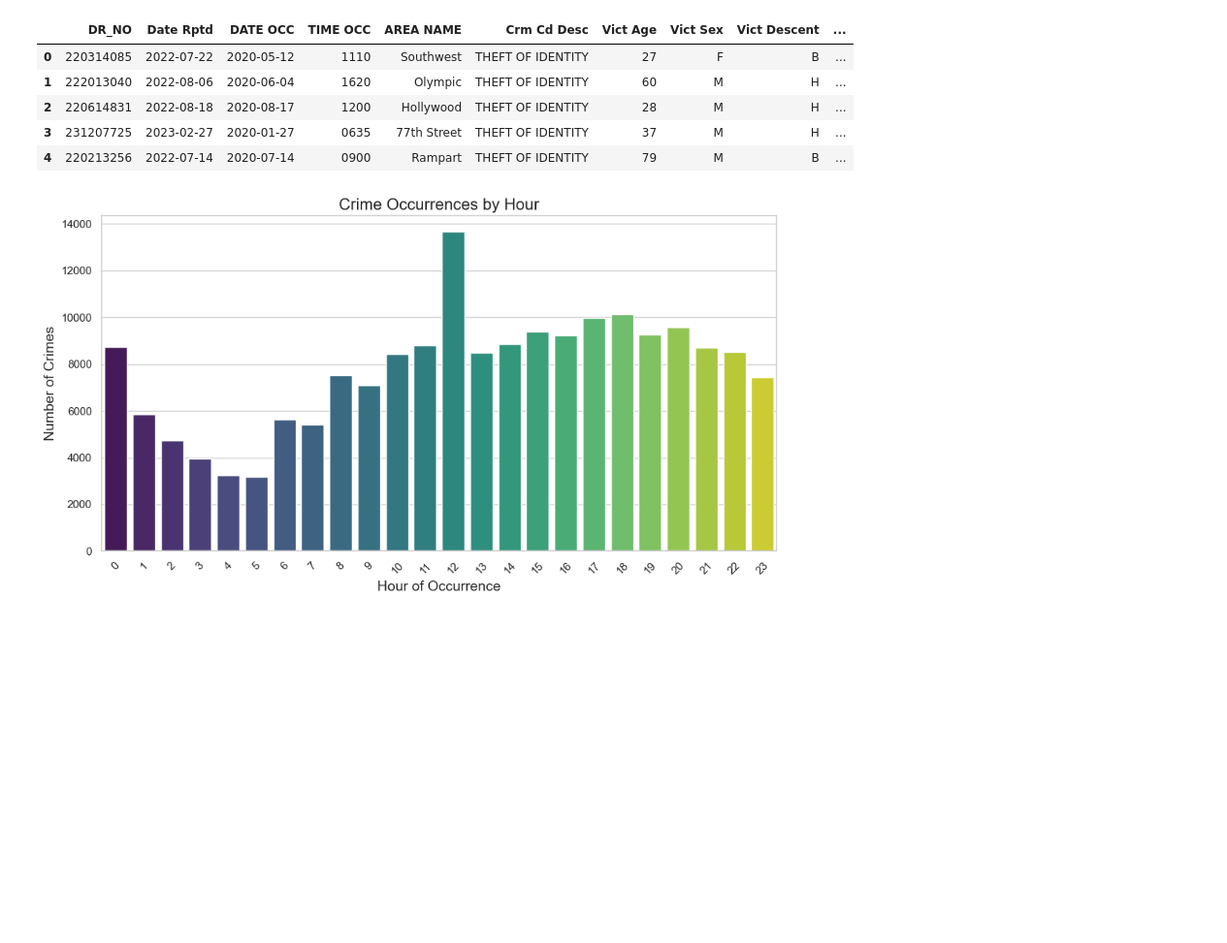
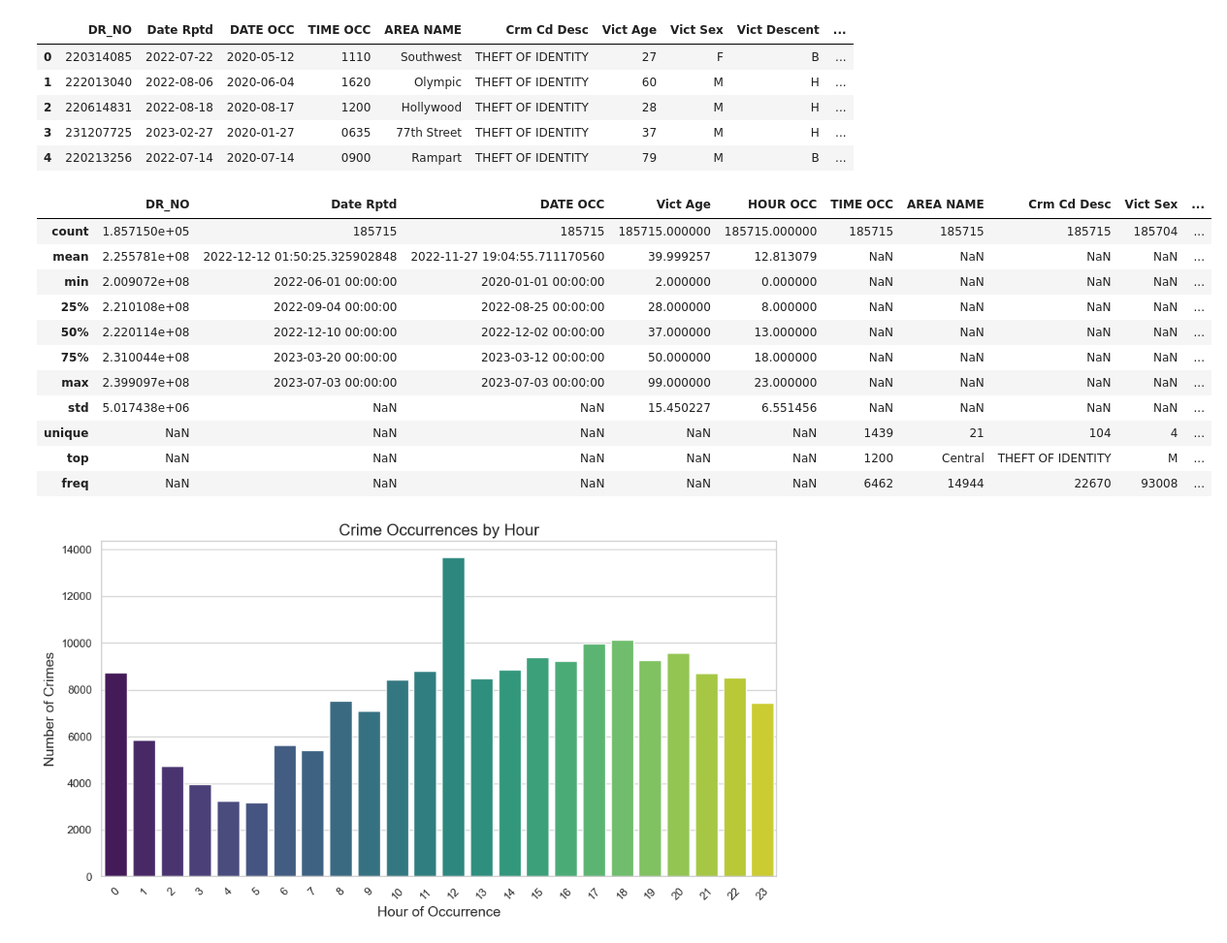
Before and after one commit to AN-Datasurfer/project_LA_crimes, a Jupyter notebook: notebook.ipynb, the cells around one changed output. Shown: that part at 97% size. Cells and saved outputs as stored; diff of their text form; code cells hidden in the pictures; blank space fills up the shorter version.

Commit message:
data(analysis): descriptive statistics

```diff
--- a/notebook.ipynb
+++ b/notebook.ipynb
@@ -45,6 +45,31 @@ crimes.head()
 | 2 | 220614831 | 2022-08-18 | 2020-08-17 | 1200 | Hollywood | THEFT OF IDENTITY | 28 | M | H | ... |
 | 3 | 231207725 | 2023-02-27 | 2020-01-27 | 0635 | 77th Street | THEFT OF IDENTITY | 37 | M | H | ... |
 | 4 | 220213256 | 2022-07-14 | 2020-07-14 | 0900 | Rampart | THEFT OF IDENTITY | 79 | M | B | ... |
+# %%
+# Generate summary statistics for numerical columns
+numerical_stats = crimes.describe()
+
+# Generate summary statistics for categorical columns
+categorical_stats = crimes.describe(include=['object', 'category'])
+
+# Combine both summaries into one table
+summary_stats = pd.concat([numerical_stats, categorical_stats], axis=1)
+
+# Display the summary statistics
+summary_stats
+# %% [output]
+|  | DR_NO | Date Rptd | DATE OCC | Vict Age | HOUR OCC | TIME OCC | AREA NAME | Crm Cd Desc | Vict Sex | ... |
+| count | 1.857150e+05 | 185715 | 185715 | 185715.000000 | 185715.000000 | 185715 | 185715 | 185715 | 185704 | ... |
+| mean | 2.255781e+08 | 2022-12-12 01:50:25.325902848 | 2022-11-27 19:04:55.711170560 | 39.999257 | 12.813079 | NaN | NaN | NaN | NaN | ... |
+| min | 2.009072e+08 | 2022-06-01 00:00:00 | 2020-01-01 00:00:00 | 2.000000 | 0.000000 | NaN | NaN | NaN | NaN | ... |
+| 25% | 2.210108e+08 | 2022-09-04 00:00:00 | 2022-08-25 00:00:00 | 28.000000 | 8.000000 | NaN | NaN | NaN | NaN | ... |
+| 50% | 2.220114e+08 | 2022-12-10 00:00:00 | 2022-12-02 00:00:00 | 37.000000 | 13.000000 | NaN | NaN | NaN | NaN | ... |
+| 75% | 2.310044e+08 | 2023-03-20 00:00:00 | 2023-03-12 00:00:00 | 50.000000 | 18.000000 | NaN | NaN | NaN | NaN | ... |
+| max | 2.399097e+08 | 2023-07-03 00:00:00 | 2023-07-03 00:00:00 | 99.000000 | 23.000000 | NaN | NaN | NaN | NaN | ... |
+| std | 5.017438e+06 | NaN | NaN | 15.450227 | 6.551456 | NaN | NaN | NaN | NaN | ... |
+| unique | NaN | NaN | NaN | NaN | NaN | 1439 | 21 | 104 | 4 | ... |
+| top | NaN | NaN | NaN | NaN | NaN | 1200 | Central | THEFT OF IDENTITY | M | ... |
+| freq | NaN | NaN | NaN | NaN | NaN | 6462 | 14944 | 22670 | 93008 | ... |
 # %%
 # Start coding here
 # Use as many cells as you need
```
Also changed, not shown: parts of 1 cell of this notebook.
